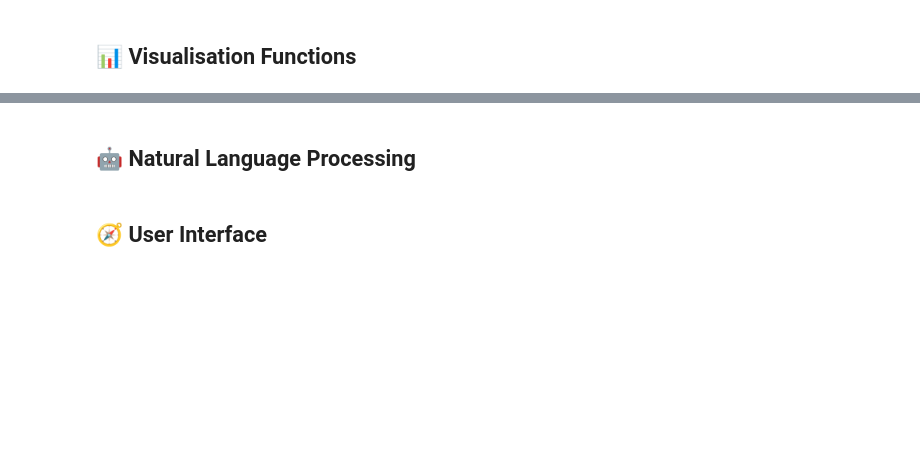
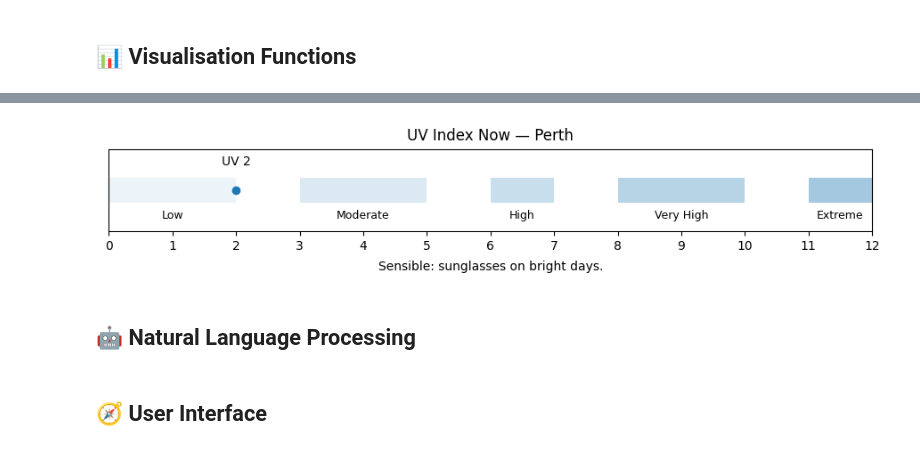
Before and after one commit to Maliha861/Maliha_WeatherWise-Assignment, a Jupyter notebook: starter_notebook.ipynb, the cells around one changed output, grey strips where cells are left out. Saved outputs shown, nothing was run; the diff lists cells and outputs as text; code cells hidden in the pictures; blank space fills up the shorter version.

```diff
--- a/starter_notebook.ipynb
+++ b/starter_notebook.ipynb
@@ -361,3 +383,86 @@ if fig:
+# %%
+# ONE-CELL: UV Risk Gauge (WHO categories) — uses current['uv_index']
+
+import matplotlib.pyplot as plt
+
+def create_uv_visualisation(weather_data, output_type='display'):
+    """
+    Visualise current UV index on a horizontal gauge with WHO risk bands and brief advice.
+    Expects: weather_data['current']['uv_index'] (number).
+    """
+    # Validate
+    if not isinstance(weather_data, dict):
+        raise TypeError("weather_data must be a dict as returned by get_weather_data().")
+    if "error" in weather_data:
+        print(weather_data["error"]); return None
+    cur = weather_data.get("current") or {}
+    if "uv_index" not in cur:
+        print("No UV index available in current conditions."); return None
+
+    # UV value (clamped to 0–12 to cover '11+')
+    try:
+        uv = float(cur["uv_index"])
+    except (TypeError, ValueError):
+        print("UV index is not numeric."); return None
+    uv = max(0.0, min(uv, 12.0))
+
+    # WHO bands: (low, high, label)
+    bands = [
+        (0, 2,   "Low"),
+        (3, 5,   "Moderate"),
+        (6, 7,   "High"),
+        (8, 10,  "Very High"),
+        (11, 12, "Extreme")
+    ]
+
+    def label_for(v):
+        for lo, hi, name in bands:
+            if lo <= v <= hi:
+                return name
+        return "Extreme"
+
+    advice = {
+        "Low": "Sensible: sunglasses on bright days.",
+        "Moderate": "SPF 30+, hat, sunglasses; seek shade at midday.",
+        "High": "SPF 50+, cover up; shade 10–4.",
+        "Very High": "SPF 50+, cover up; reapply often.",
+        "Extreme": "Avoid midday sun; SPF 50+; cover up.",
+    }[label_for(uv)]
+
+    # Figure
+    fig, ax = plt.subplots(figsize=(9, 2.2))
+
+    # Shaded risk bands (no custom colors, just alpha)
+    for i, (lo, hi, name) in enumerate(bands, start=1):
+        ax.axvspan(lo, hi, ymin=0.35, ymax=0.65, alpha=0.08 * i)
+        ax.text((lo + hi) / 2, 0.2, name, ha='center', va='center', fontsize=9)
+
+    # Axis styling
+    ax.set_xlim(0, 12)
+    ax.set_xticks(range(0, 13))
+    ax.set_ylim(0, 1)
+    ax.set_yticks([])
+
+    # Marker for current UV
+    ax.plot([uv], [0.5], marker='o')
+    ax.text(uv, 0.78, f"UV {uv:.0f}", ha='center', va='bottom', fontsize=10)
+
+    # Titles + advice
+    ax.set_title(f"UV Index Now — {weather_data.get('location','')}", pad=8)
+    ax.text(0.5, -0.35, advice, ha='center', va='top', fontsize=10, transform=ax.transAxes)
+
+    plt.tight_layout()
+    if output_type == 'figure':
+        return fig
+    plt.show(); plt.close(fig)
+    return None
+
+
+# --- RUN IT NOW ---
+wd = get_weather_data("Perth", forecast_days=3)
+create_uv_visualisation(wd, output_type='display')
+# %% [output]
+[figure, added]
 # %% [markdown]
 ## 🤖 Natural Language Processing
 # %%
```
Also changed, not shown: parts of 8 cells of this notebook.
